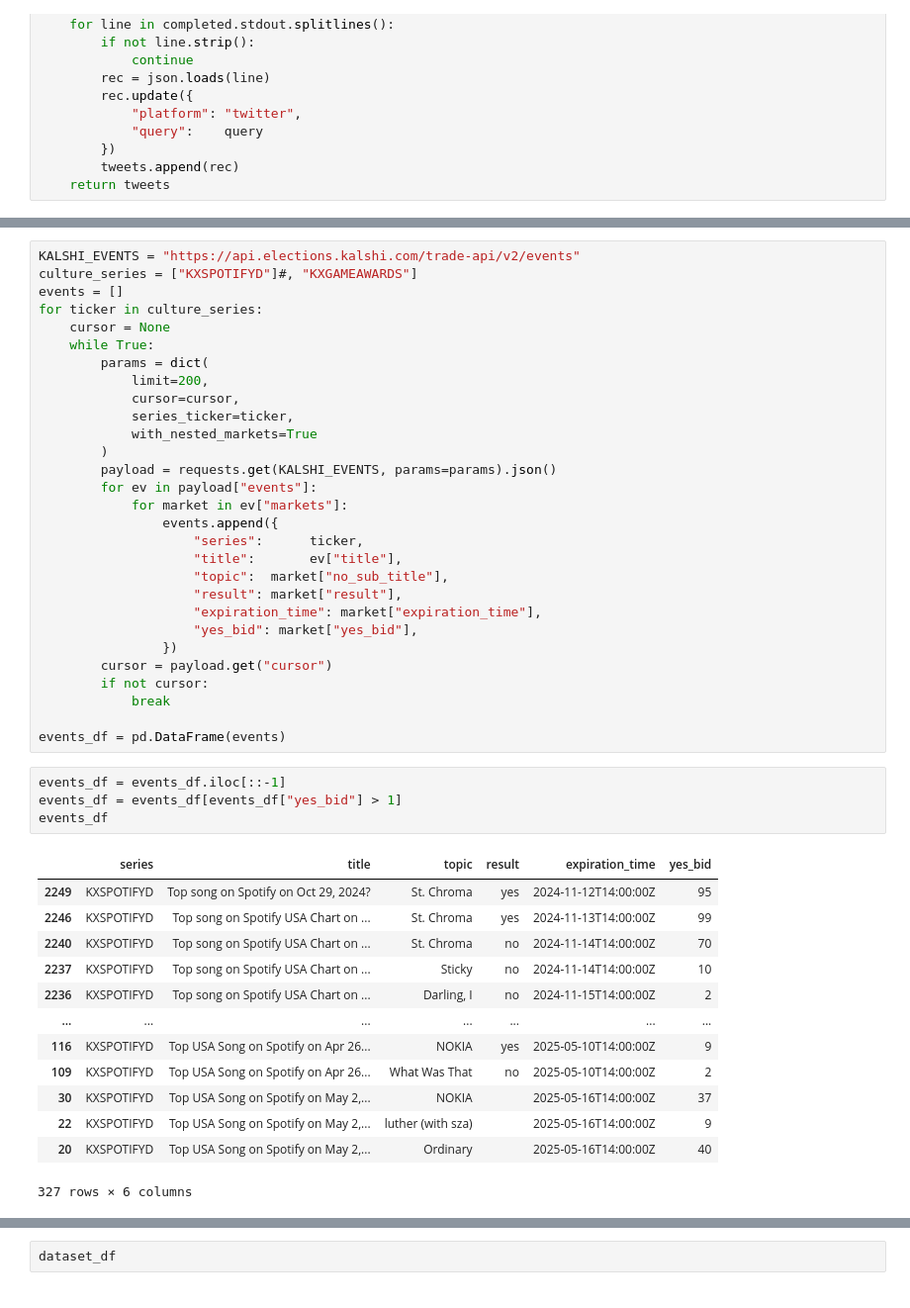
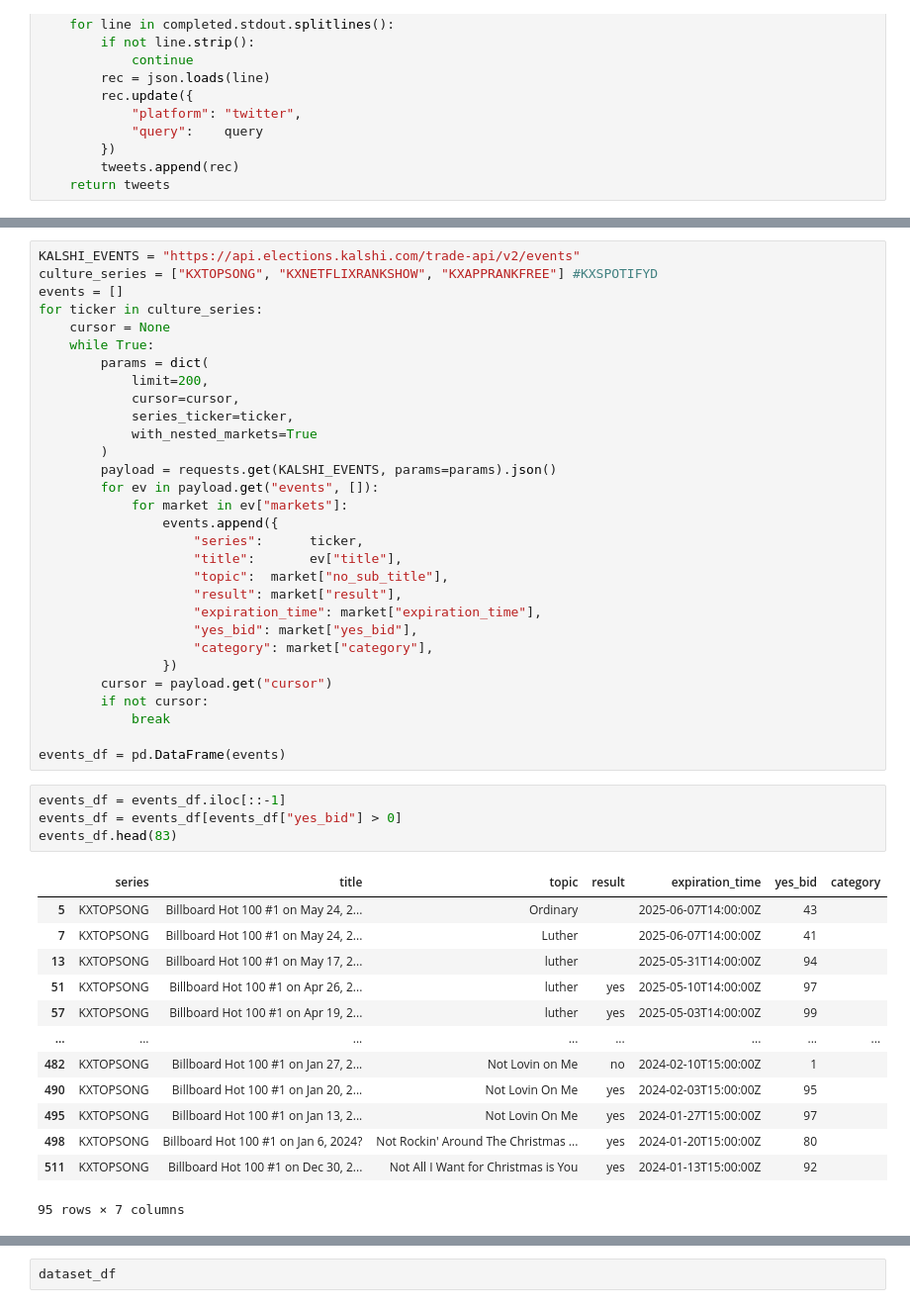
Before and after one commit to mahithapen/KalshiPopCultureMarkets, a Jupyter notebook: datamakes.ipynb, the cells around one changed output, grey strips where cells are left out. Shown: that part at 99% size. Cells and saved outputs as stored; diff of their text form.

```diff
--- a/datamakes.ipynb
+++ b/datamakes.ipynb
@@ -120,6 +228,6 @@ def build_training_dataset(
 # %%
 KALSHI_EVENTS = "https://api.elections.kalshi.com/trade-api/v2/events"
-culture_series = ["KXSPOTIFYD"]#, "KXGAMEAWARDS"]
+culture_series = ["KXTOPSONG", "KXNETFLIXRANKSHOW", "KXAPPRANKFREE"] #KXSPOTIFYD
 events = []
 for ticker in culture_series:
     cursor = None
@@ -131,7 +239,7 @@ for ticker in culture_series:
             with_nested_markets=True
         )
         payload = requests.get(KALSHI_EVENTS, params=params).json()
-        for ev in payload["events"]:
+        for ev in payload.get("events", []):
             for market in ev["markets"]:
                 events.append({
                     "series":      ticker,
@@ -140,6 +248,7 @@ for ticker in culture_series:
                     "result": market["result"],
                     "expiration_time": market["expiration_time"],
                     "yes_bid": market["yes_bid"],
+                    "category": market["category"],
                 })
         cursor = payload.get("cursor")
         if not cursor:
@@ -148,22 +257,22 @@ for ticker in culture_series:
 events_df = pd.DataFrame(events)
 # %%
 events_df = events_df.iloc[::-1]
-events_df = events_df[events_df["yes_bid"] > 1]
-events_df
+events_df = events_df[events_df["yes_bid"] > 0]
+events_df.head(83)
 # %% [output]
-|  | series | title | topic | result | expiration_time | yes_bid |
-| 2249 | KXSPOTIFYD | Top song on Spotify on Oct 29, 2024? | St. Chroma | yes | 2024-11-12T14:00:00Z | 95 |
-| 2246 | KXSPOTIFYD | Top song on Spotify USA Chart on ... | St. Chroma | yes | 2024-11-13T14:00:00Z | 99 |
-| 2240 | KXSPOTIFYD | Top song on Spotify USA Chart on ... | St. Chroma | no | 2024-11-14T14:00:00Z | 70 |
-| 2237 | KXSPOTIFYD | Top song on Spotify USA Chart on ... | Sticky | no | 2024-11-14T14:00:00Z | 10 |
-| 2236 | KXSPOTIFYD | Top song on Spotify USA Chart on ... | Darling, I | no | 2024-11-15T14:00:00Z | 2 |
-| ... | ... | ... | ... | ... | ... | ... |
-| 116 | KXSPOTIFYD | Top USA Song on Spotify on Apr 26... | NOKIA | yes | 2025-05-10T14:00:00Z | 9 |
-| 109 | KXSPOTIFYD | Top USA Song on Spotify on Apr 26... | What Was That | no | 2025-05-10T14:00:00Z | 2 |
-| 30 | KXSPOTIFYD | Top USA Song on Spotify on May 2,... | NOKIA |  | 2025-05-16T14:00:00Z | 37 |
-| 22 | KXSPOTIFYD | Top USA Song on Spotify on May 2,... | luther (with sza) |  | 2025-05-16T14:00:00Z | 9 |
-| 20 | KXSPOTIFYD | Top USA Song on Spotify on May 2,... | Ordinary |  | 2025-05-16T14:00:00Z | 40 |
+|  | series | title | topic | result | expiration_time | yes_bid | category |
+| 5 | KXTOPSONG | Billboard Hot 100 #1 on May 24, 2... | Ordinary |  | 2025-06-07T14:00:00Z | 43 |  |
+| 7 | KXTOPSONG | Billboard Hot 100 #1 on May 24, 2... | Luther |  | 2025-06-07T14:00:00Z | 41 |  |
+| 13 | KXTOPSONG | Billboard Hot 100 #1 on May 17, 2... | luther |  | 2025-05-31T14:00:00Z | 94 |  |
+| 51 | KXTOPSONG | Billboard Hot 100 #1 on Apr 26, 2... | luther | yes | 2025-05-10T14:00:00Z | 97 |  |
+| 57 | KXTOPSONG | Billboard Hot 100 #1 on Apr 19, 2... | luther | yes | 2025-05-03T14:00:00Z | 99 |  |
+| ... | ... | ... | ... | ... | ... | ... | ... |
+| 482 | KXTOPSONG | Billboard Hot 100 #1 on Jan 27, 2... | Not Lovin on Me | no | 2024-02-10T15:00:00Z | 1 |  |
+| 490 | KXTOPSONG | Billboard Hot 100 #1 on Jan 20, 2... | Not Lovin On Me | yes | 2024-02-03T15:00:00Z | 95 |  |
+| 495 | KXTOPSONG | Billboard Hot 100 #1 on Jan 13, 2... | Not Lovin On Me | yes | 2024-01-27T15:00:00Z | 97 |  |
+| 498 | KXTOPSONG | Billboard Hot 100 #1 on Jan 6, 2024? | Not Rockin' Around The Christmas ... | yes | 2024-01-20T15:00:00Z | 80 |  |
+| 511 | KXTOPSONG | Billboard Hot 100 #1 on Dec 30, 2... | Not All I Want for Christmas is You | yes | 2024-01-13T15:00:00Z | 92 |  |
-327 rows × 6 columns
+95 rows × 7 columns
 # %%
 dataset_df = build_training_dataset(
         events_df,
```
Also changed, not shown: parts of 4 cells of this notebook, 2 other files.
